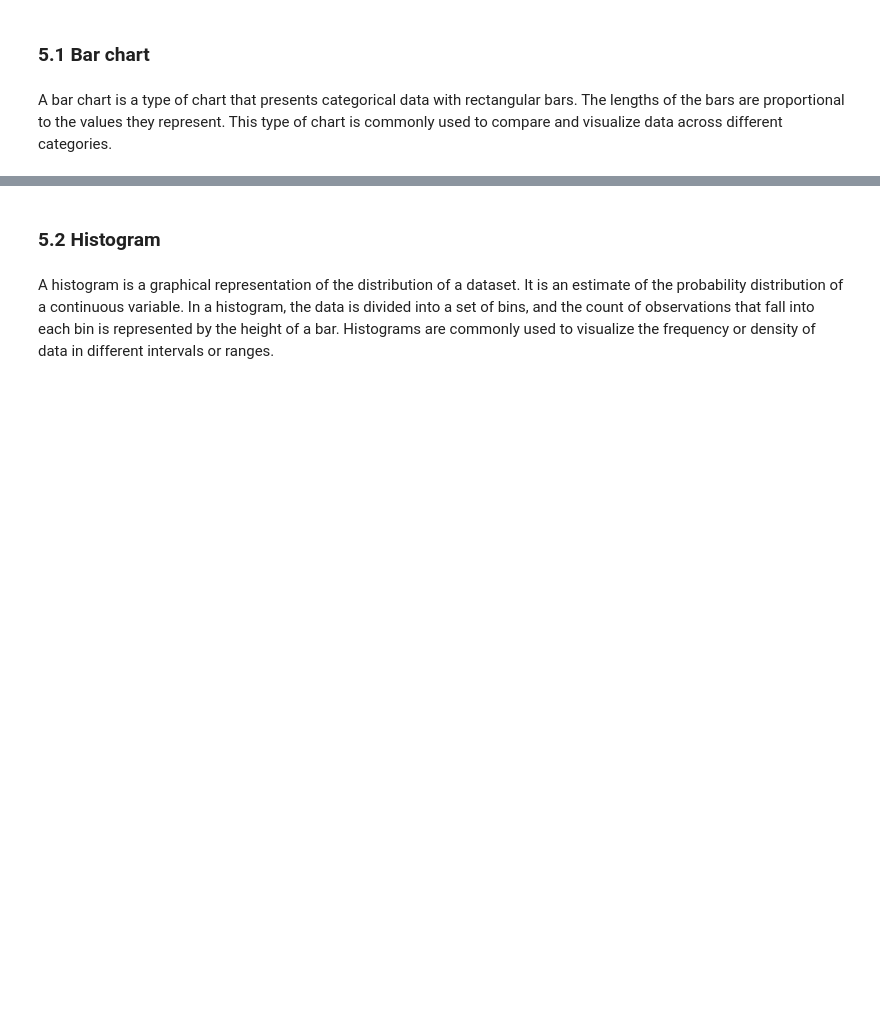
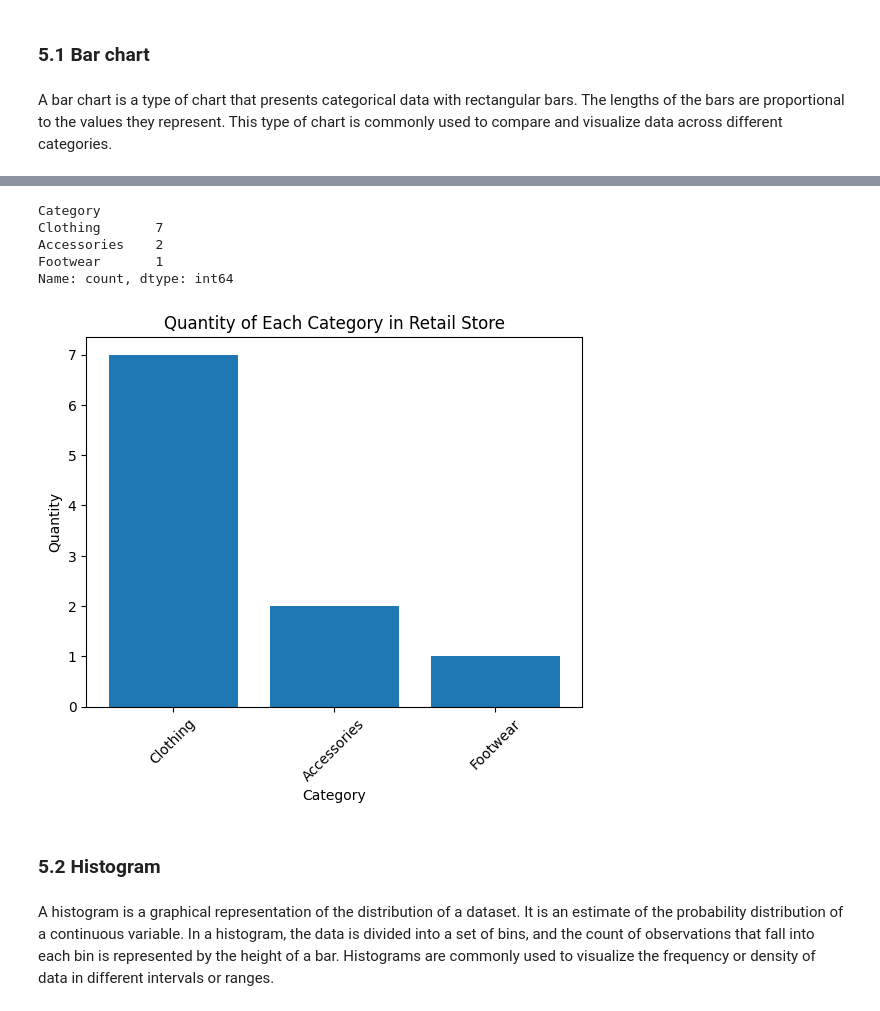
Before and after one commit to ntoitichristine/Data-Science-Moringa-School, a Jupyter notebook: Pandas_practice.ipynb, the cells around one changed output, grey strips where cells are left out. Drawn from its saved outputs; the diff is of its cells as text; code cells hidden in the pictures; blank space fills up the shorter version.

Commit message:
add bar chart to challenge 5

```diff
--- a/Pandas_practice.ipynb
+++ b/Pandas_practice.ipynb
@@ -441,7 +459,7 @@ import matplotlib.pyplot as plt
 A bar chart is a type of chart that presents categorical data with rectangular bars. The lengths of the bars are proportional to the values they represent. This type of chart is commonly used to compare and visualize data across different categories.
 # %%
 # Read the dataset from the URL
-df = pd.read_csv("https://afterwork.ai/ds/ch/retail_store_xrku.csv")
+df9 = pd.read_csv("https://afterwork.ai/ds/ch/retail_store_xrku.csv")
 
 # Preview the dataset
-df.head()
+df9.head()
@@ -448,23 +473,31 @@ df.head()
 # %%
 # Count the number of occurrences for each category
-category_counts = df['Category'].value_counts()
+category_counts = df9['Category'].value_counts()
 
 # Preview category_counts
 category_counts
+# %% [output]
+Category
+Clothing       7
+Accessories    2
+Footwear       1
+Name: count, dtype: int64
 # %%
 # Create a bar chart using the category counts
 plt.bar(category_counts.index, category_counts.values)
 
 # Set the title and labels for the chart
 plt.title("Quantity of Each Category in Retail Store")
 plt.xlabel("Category")
 plt.ylabel("Quantity")
 
 # Rotate the x-axis labels for better readability
-plt.xticks(rotation=90)
+plt.xticks(rotation=45)
 
 # Display the chart
 plt.show()
+# %% [output]
+[figure, added]
 # %% [markdown]
 ### 5.2 Histogram
 # %% [markdown]
```
Also changed, not shown: parts of 2 cells of this notebook.
